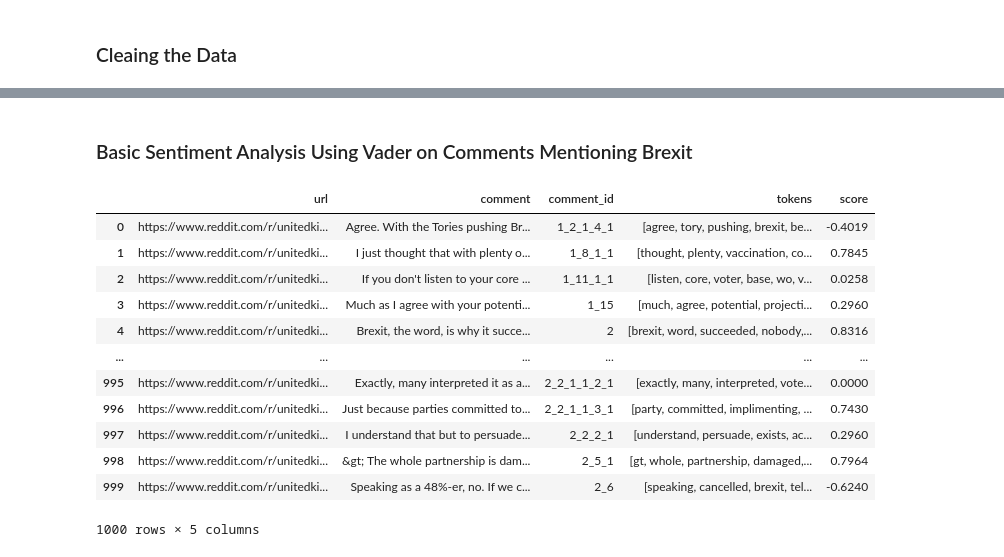
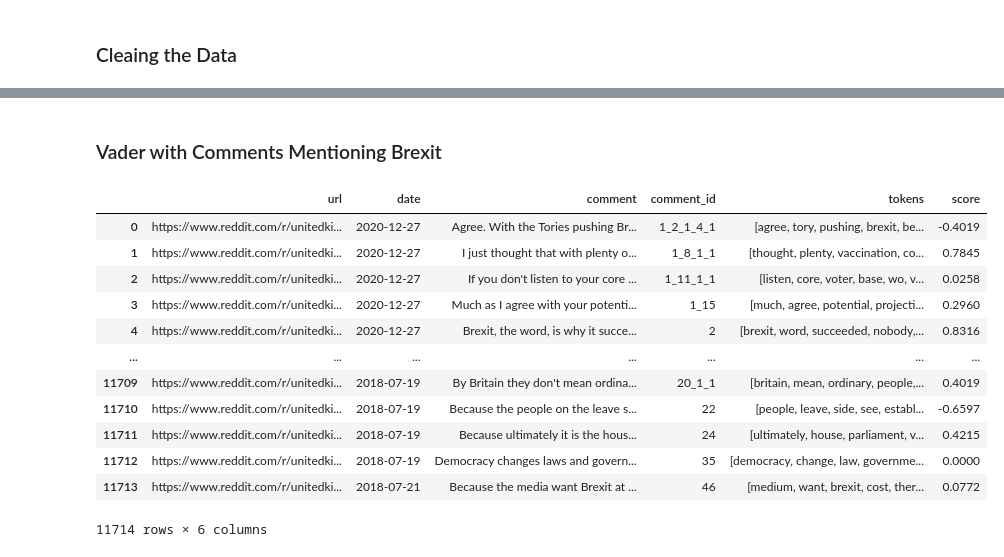
Before and after one commit to andrewtpei/Sentipedia, a Jupyter notebook: notebooks/NLTK.ipynb, the cells around one changed output, grey strips where cells are left out. Drawn from its saved outputs; the diff is of its cells as text; code cells hidden in the pictures.

```diff
--- a/notebooks/NLTK.ipynb
+++ b/notebooks/NLTK.ipynb
@@ -84,10 +82,10 @@ from transformers import DistilBertTokenizer, DistilBertForSequenceClassificatio
 ### Cleaing the Data
 # %%
 # dataframe with all replies in the UK subreddit
-df_reddit_full = pd.read_csv('reddit_full.csv', usecols=['url', 'comment', 'comment_id'])
+df_reddit_full = pd.read_csv('reddit_full.csv', usecols=['url', 'comment', 'comment_id', 'date'])
 df_reddit_full['comment'].replace('[deleted]', None, inplace=True)
 
 # dataframe with only replies related to Brexit in the UK subreddit
-df_reddit_brexit = pd.read_csv('reddit_brexit.csv', usecols=['url', 'comment', 'comment_id'])
+df_reddit_brexit = pd.read_csv('reddit_brexit.csv', usecols=['url', 'comment', 'comment_id', 'date'])
 df_reddit_brexit['comment'].replace('[deleted]', None, inplace=True)
 # %% [markdown]
@@ -148,24 +146,24 @@ df_reddit_full_nltk
 # %% [markdown]
-### Basic Sentiment Analysis Using Vader on Comments Mentioning Brexit
+### Vader with Comments Mentioning Brexit
 # %%
 # looking at sentiment scores for the Brexit dataset
-df_reddit_brexit_nltk = df_reddit_brexit.head(1000).copy()
+df_reddit_brexit_nltk = df_reddit_brexit.copy()
 
 # apply functions to get sentiment scores
 df_reddit_brexit_nltk['tokens'] = df_reddit_brexit_nltk['comment'].apply(text_preprocess)
 df_reddit_brexit_nltk['score'] = df_reddit_brexit_nltk['tokens'].apply(get_score_nltk)
 df_reddit_brexit_nltk
 # %% [output]
-|  | url | comment | comment_id | tokens | score |
-| 0 | https://www.reddit.com/r/unitedki... | Agree. With the Tories pushing Br... | 1_2_1_4_1 | [agree, tory, pushing, brexit, be... | -0.4019 |
-| 1 | https://www.reddit.com/r/unitedki... | I just thought that with plenty o... | 1_8_1_1 | [thought, plenty, vaccination, co... | 0.7845 |
-| 2 | https://www.reddit.com/r/unitedki... | If you don't listen to your core ... | 1_11_1_1 | [listen, core, voter, base, wo, v... | 0.0258 |
-| 3 | https://www.reddit.com/r/unitedki... | Much as I agree with your potenti... | 1_15 | [much, agree, potential, projecti... | 0.2960 |
-| 4 | https://www.reddit.com/r/unitedki... | Brexit, the word, is why it succe... | 2 | [brexit, word, succeeded, nobody,... | 0.8316 |
-| ... | ... | ... | ... | ... | ... |
-| 995 | https://www.reddit.com/r/unitedki... | Exactly, many interpreted it as a... | 2_2_1_1_2_1 | [exactly, many, interpreted, vote... | 0.0000 |
-| 996 | https://www.reddit.com/r/unitedki... | Just because parties committed to... | 2_2_1_1_3_1 | [party, committed, implimenting, ... | 0.7430 |
-| 997 | https://www.reddit.com/r/unitedki... | I understand that but to persuade... | 2_2_2_1 | [understand, persuade, exists, ac... | 0.2960 |
-| 998 | https://www.reddit.com/r/unitedki... | &gt; The whole partnership is dam... | 2_5_1 | [gt, whole, partnership, damaged,... | 0.7964 |
-| 999 | https://www.reddit.com/r/unitedki... | Speaking as a 48%-er, no. If we c... | 2_6 | [speaking, cancelled, brexit, tel... | -0.6240 |
+|  | url | date | comment | comment_id | tokens | score |
+| 0 | https://www.reddit.com/r/unitedki... | 2020-12-27 | Agree. With the Tories pushing Br... | 1_2_1_4_1 | [agree, tory, pushing, brexit, be... | -0.4019 |
+| 1 | https://www.reddit.com/r/unitedki... | 2020-12-27 | I just thought that with plenty o... | 1_8_1_1 | [thought, plenty, vaccination, co... | 0.7845 |
+| 2 | https://www.reddit.com/r/unitedki... | 2020-12-27 | If you don't listen to your core ... | 1_11_1_1 | [listen, core, voter, base, wo, v... | 0.0258 |
+| 3 | https://www.reddit.com/r/unitedki... | 2020-12-27 | Much as I agree with your potenti... | 1_15 | [much, agree, potential, projecti... | 0.2960 |
+| 4 | https://www.reddit.com/r/unitedki... | 2020-12-27 | Brexit, the word, is why it succe... | 2 | [brexit, word, succeeded, nobody,... | 0.8316 |
+| ... | ... | ... | ... | ... | ... | ... |
+| 11709 | https://www.reddit.com/r/unitedki... | 2018-07-19 | By Britain they don't mean ordina... | 20_1_1 | [britain, mean, ordinary, people,... | 0.4019 |
+| 11710 | https://www.reddit.com/r/unitedki... | 2018-07-19 | Because the people on the leave s... | 22 | [people, leave, side, see, establ... | -0.6597 |
+| 11711 | https://www.reddit.com/r/unitedki... | 2018-07-19 | Because ultimately it is the hous... | 24 | [ultimately, house, parliament, v... | 0.4215 |
+| 11712 | https://www.reddit.com/r/unitedki... | 2018-07-19 | Democracy changes laws and govern... | 35 | [democracy, change, law, governme... | 0.0000 |
+| 11713 | https://www.reddit.com/r/unitedki... | 2018-07-21 | Because the media want Brexit at ... | 46 | [medium, want, brexit, cost, ther... | 0.0772 |
-1000 rows × 5 columns
+11714 rows × 6 columns
```
Also changed, not shown: parts of 39 cells of this notebook, 1 other file.
